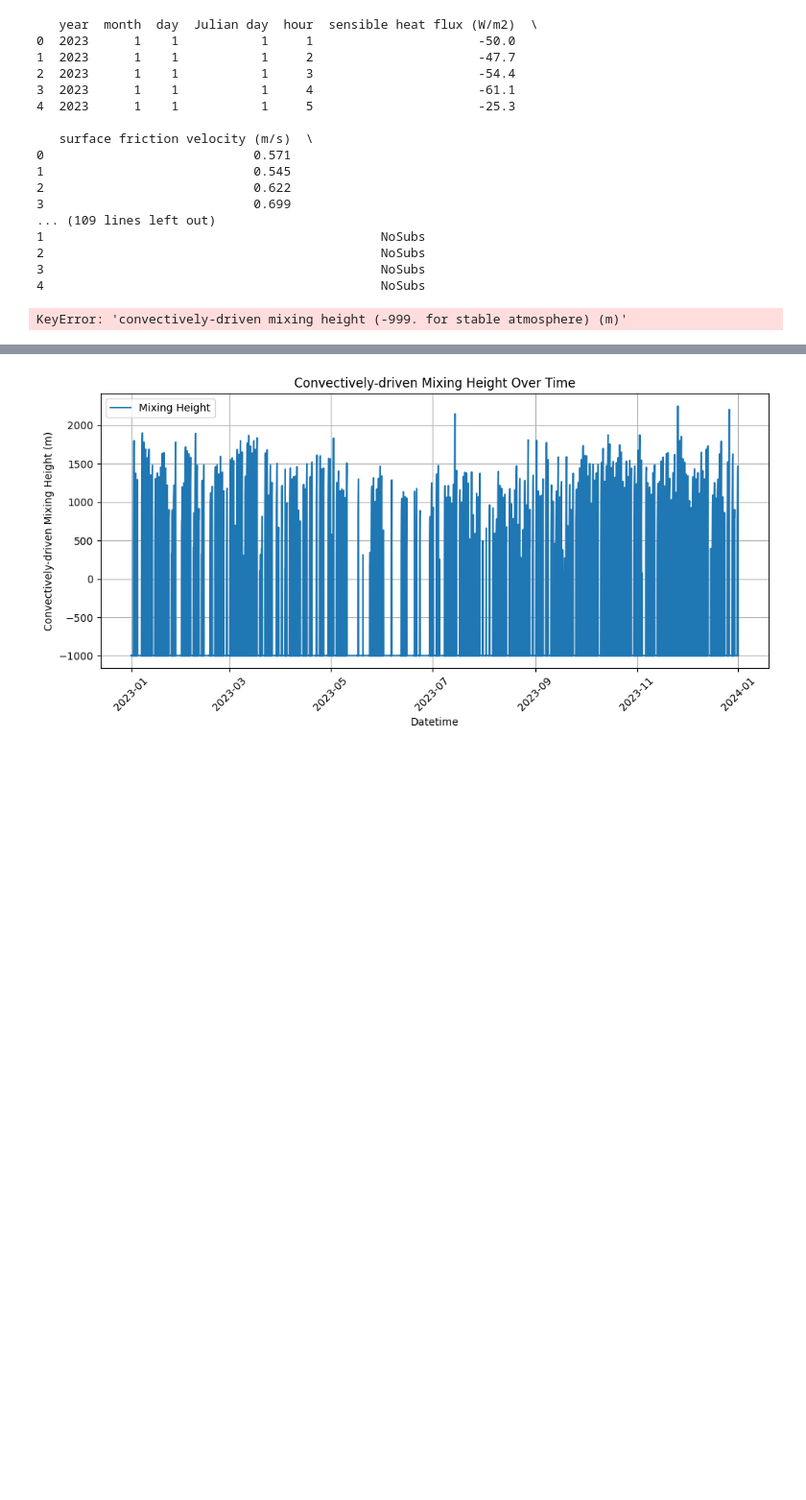
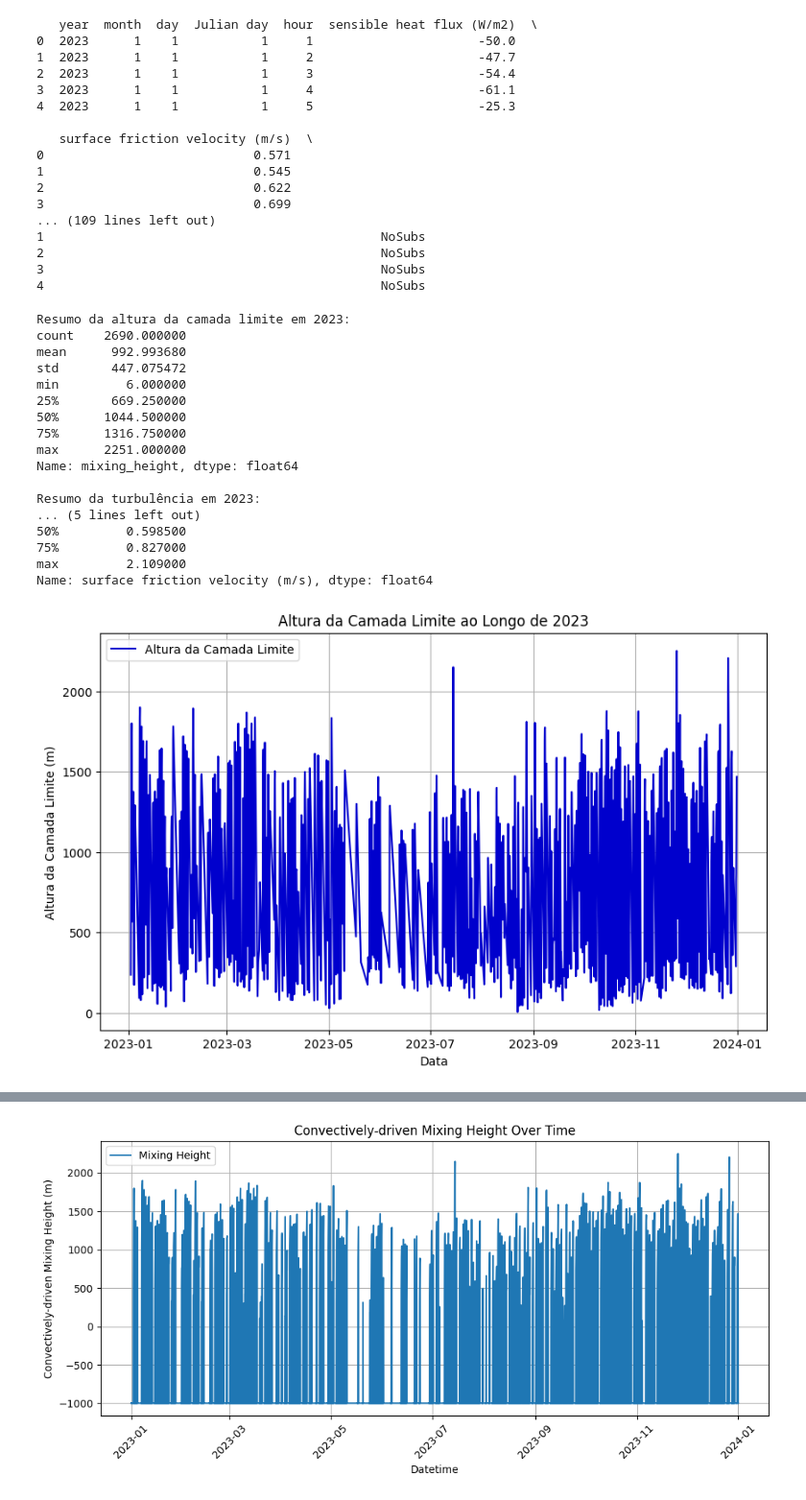
Before and after one commit to anapietroski/Controle_AnaPietroski, a Jupyter notebook: Atividade02_Ana_e_Barbara.ipynb, the cells around one changed output, grey strips where cells are left out. Shown at 96% size. Drawn from its saved outputs; the diff is of its cells as text; code cells hidden in the pictures; blank space fills up the shorter version.

```diff
--- a/Atividade02_Ana_e_Barbara.ipynb
+++ b/Atividade02_Ana_e_Barbara.ipynb
@@ -669,36 +669,53 @@ meteo['datetime'] = pd.to_datetime(meteo[['year', 'month', 'day', 'hour']])
 meteo_2023 = meteo[meteo['year'] == 2023]
 
 # Removendo valores de -999 para a altura da camada limite convectiva e -9 para a escala de velocidade convectiva
-meteo_2023 = meteo_2023[(meteo_2023['convectively-driven mixing height (-999. for stable atmosphere) (m)'] != -999) &
-                        (meteo_2023['convective velocity scale (-9 for atmosphere)'] != -9)]
+meteo_2023 = meteo_2023[(meteo_2023['mixing_height'] != -999) &
+                        (meteo_2023['convective velocity scale (set to -9.0 for stable atmosphere) (m/s) '] != -9)]
 
 # Resumo estatístico das variáveis de interesse
-blh_summary = meteo_2023['convectively-driven mixing height (-999. for stable atmosphere) (m)'].describe()
+blh_summary = meteo_2023['mixing_height'].describe()
 turbulence_summary = meteo_2023['surface friction velocity (m/s)'].describe()
 
 print("Resumo da altura da camada limite em 2023:")
 print(blh_summary)
 print("\nResumo da turbulência em 2023:")
 print(turbulence_summary)
 
 # Figura para altura da camada limite ao longo do ano
 plt.figure(figsize=(10, 6))
-plt.plot(meteo_2023['datetime'], meteo_2023['convectively-driven mixing height (-999. for stable atmosphere) (m)'], label='Altura da Camada Limite', color='mediumblue')
+plt.plot(meteo_2023['datetime'], meteo_2023['mixing_height'], label='Altura da Camada Limite', color='mediumblue')
 plt.xlabel('Data')
 plt.ylabel('Altura da Camada Limite (m)')
 plt.title('Altura da Camada Limite ao Longo de 2023')
 plt.legend()
 plt.grid(True)
 plt.show()
 
 # Figura para turbulência ao longo do ano
 plt.figure(figsize=(10, 6))
 plt.plot(meteo_2023['datetime'], meteo_2023['surface friction velocity (m/s)'], label='Turbulência', color='tomato')
 plt.xlabel('Data')
 plt.ylabel('Turbulência (m/s)')
 plt.title('Turbulência ao Longo de 2023')
 plt.legend()
 plt.grid(True)
 plt.show()
 # %% [output]
-KeyError: 'convectively-driven mixing height (-999. for stable atmosphere) (m)'
+Resumo da altura da camada limite em 2023:
+count    2690.000000
+mean      992.993680
+std       447.075472
+min         6.000000
+25%       669.250000
+50%      1044.500000
+75%      1316.750000
+max      2251.000000
+Name: mixing_height, dtype: float64
+
+Resumo da turbulência em 2023:
+... (5 lines left out)
+50%         0.598500
+75%         0.827000
+max         2.109000
+Name: surface friction velocity (m/s), dtype: float64
+[figure, added]
```
Also changed, not shown: parts of 1 cell of this notebook.
